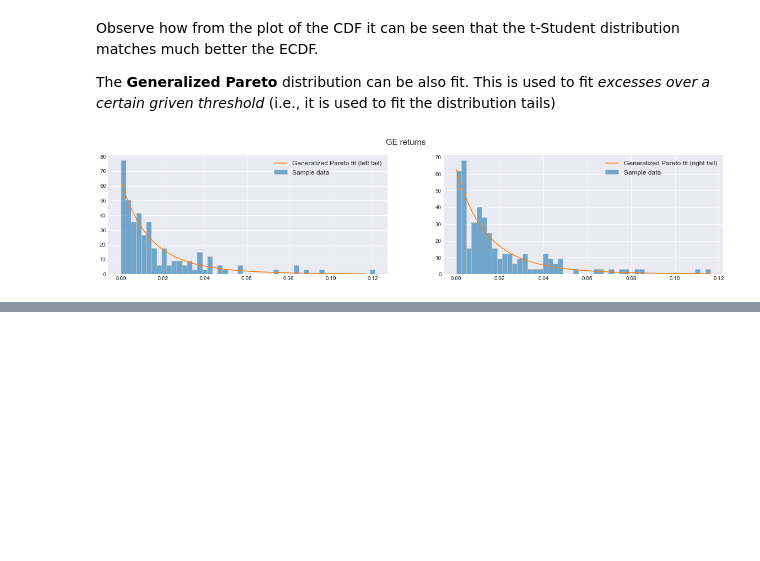
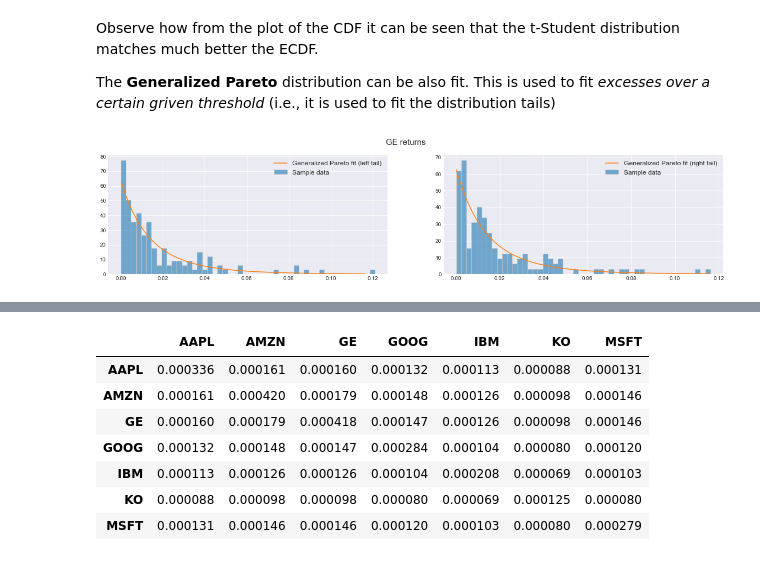
Before and after one commit to z4ir3/quant-library, a Jupyter notebook: tutorial-quant-library.ipynb, the cells around one changed output, grey strips where cells are left out. Saved outputs shown, nothing was run; the diff lists cells and outputs as text; code cells hidden in the pictures; blank space fills up the shorter version.

```diff
--- a/tutorial-quant-library.ipynb
+++ b/tutorial-quant-library.ipynb
@@ -961,0 +979,11 @@ plt.show()
+# %%
+ql.covmat_cc(rets)
+# %% [output]
+|  | AAPL | AMZN | GE | GOOG | IBM | KO | MSFT |
+| AAPL | 0.000336 | 0.000161 | 0.000160 | 0.000132 | 0.000113 | 0.000088 | 0.000131 |
+| AMZN | 0.000161 | 0.000420 | 0.000179 | 0.000148 | 0.000126 | 0.000098 | 0.000146 |
+| GE | 0.000160 | 0.000179 | 0.000418 | 0.000147 | 0.000126 | 0.000098 | 0.000146 |
+| GOOG | 0.000132 | 0.000148 | 0.000147 | 0.000284 | 0.000104 | 0.000080 | 0.000120 |
+| IBM | 0.000113 | 0.000126 | 0.000126 | 0.000104 | 0.000208 | 0.000069 | 0.000103 |
+| KO | 0.000088 | 0.000098 | 0.000098 | 0.000080 | 0.000069 | 0.000125 | 0.000080 |
+| MSFT | 0.000131 | 0.000146 | 0.000146 | 0.000120 | 0.000103 | 0.000080 | 0.000279 |
```
Also changed, not shown: parts of 8 cells of this notebook.
